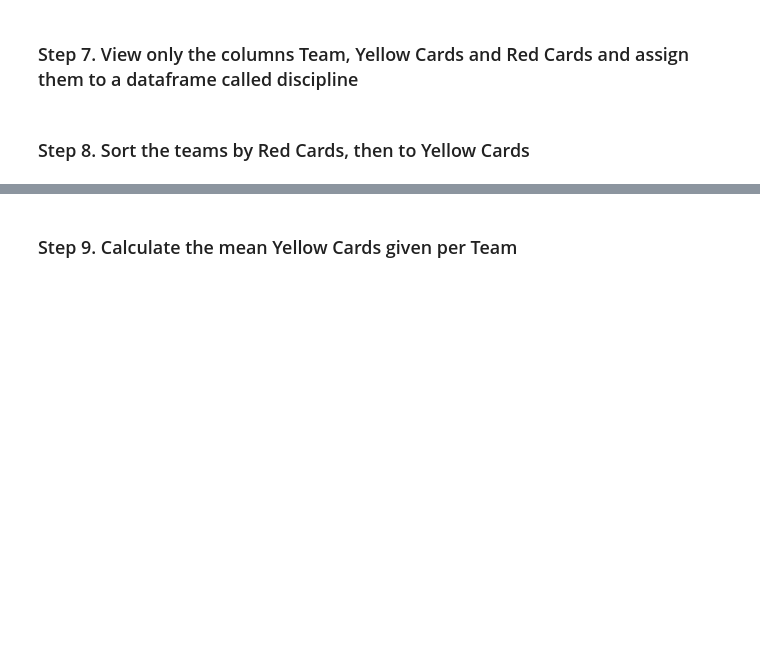
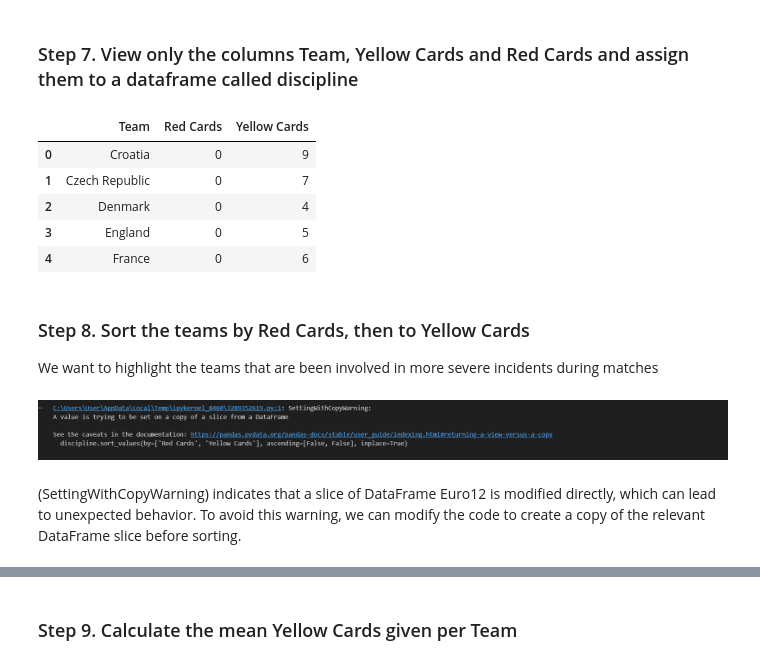
Before and after one commit to Angeliki1983/Pandas-Practice, a Jupyter notebook: Euro12.ipynb, the cells around one changed output, grey strips where cells are left out. Cells and saved outputs as stored; diff of their text form; code cells hidden in the pictures; blank space fills up the shorter version.

```diff
--- a/Euro12.ipynb
+++ b/Euro12.ipynb
@@ -71,4 +135,16 @@ euro12.head(5)
 # %% [markdown]
 ### Step 7. View only the columns Team, Yellow Cards and Red Cards and assign them to a dataframe called discipline
+# %%
+discipline = euro12[["Team", "Red Cards", "Yellow Cards"]]
+# %%
+discipline.head()
+# %% [output]
+|  | Team | Red Cards | Yellow Cards |
+| 0 | Croatia | 0 | 9 |
+| 1 | Czech Republic | 0 | 7 |
+| 2 | Denmark | 0 | 4 |
+| 3 | England | 0 | 5 |
+| 4 | France | 0 | 6 |
 # %% [markdown]
 ### Step 8. Sort the teams by Red Cards, then to Yellow Cards
+We want to highlight the teams that are been involved in more severe incidents during matches
@@ -74,0 +153,4 @@ euro12.head(5)
+# %% [markdown]
+![image.png](attachment:image.png)
+# %% [markdown]
+(SettingWithCopyWarning) indicates that a slice of DataFrame Euro12 is modified directly, which can lead to unexpected behavior. To avoid this warning, we can modify the code to create a copy of the relevant DataFrame slice before sorting.
```
Also changed, not shown: parts of 16 cells of this notebook.
